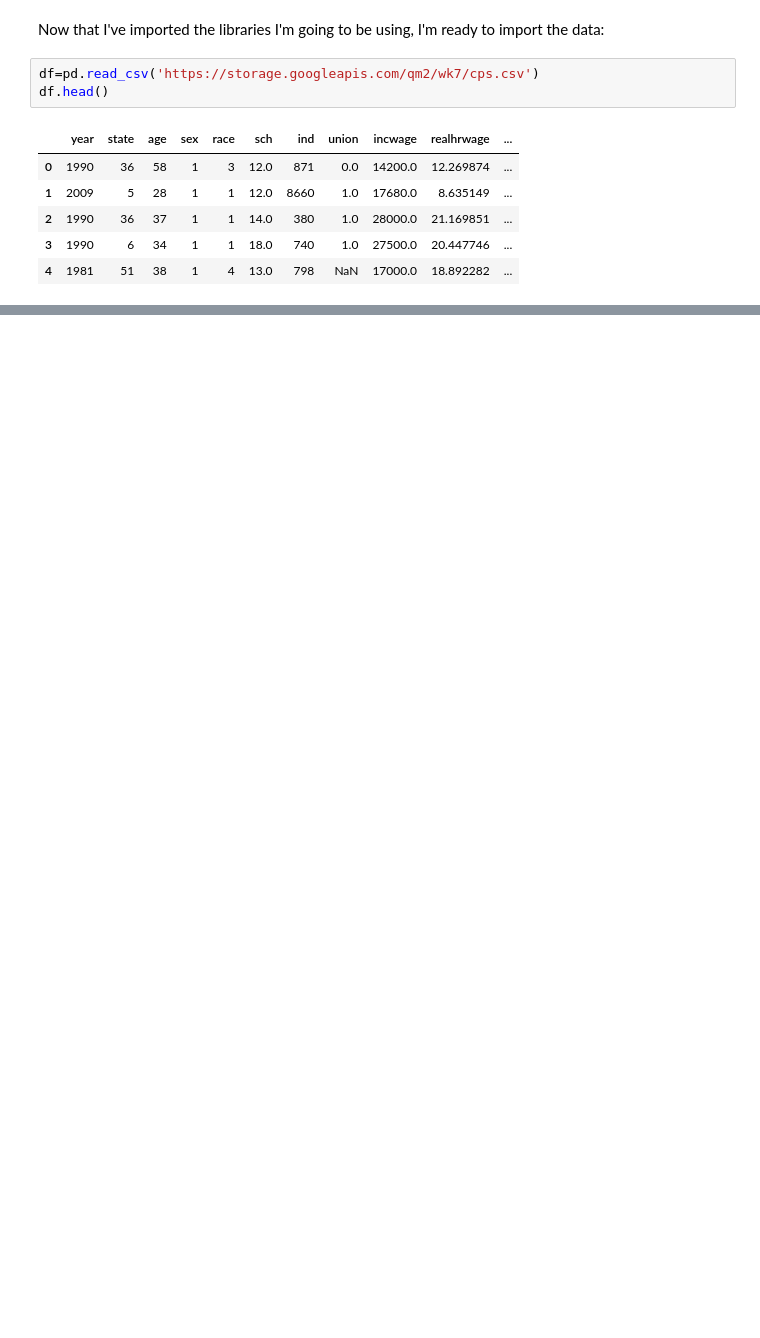
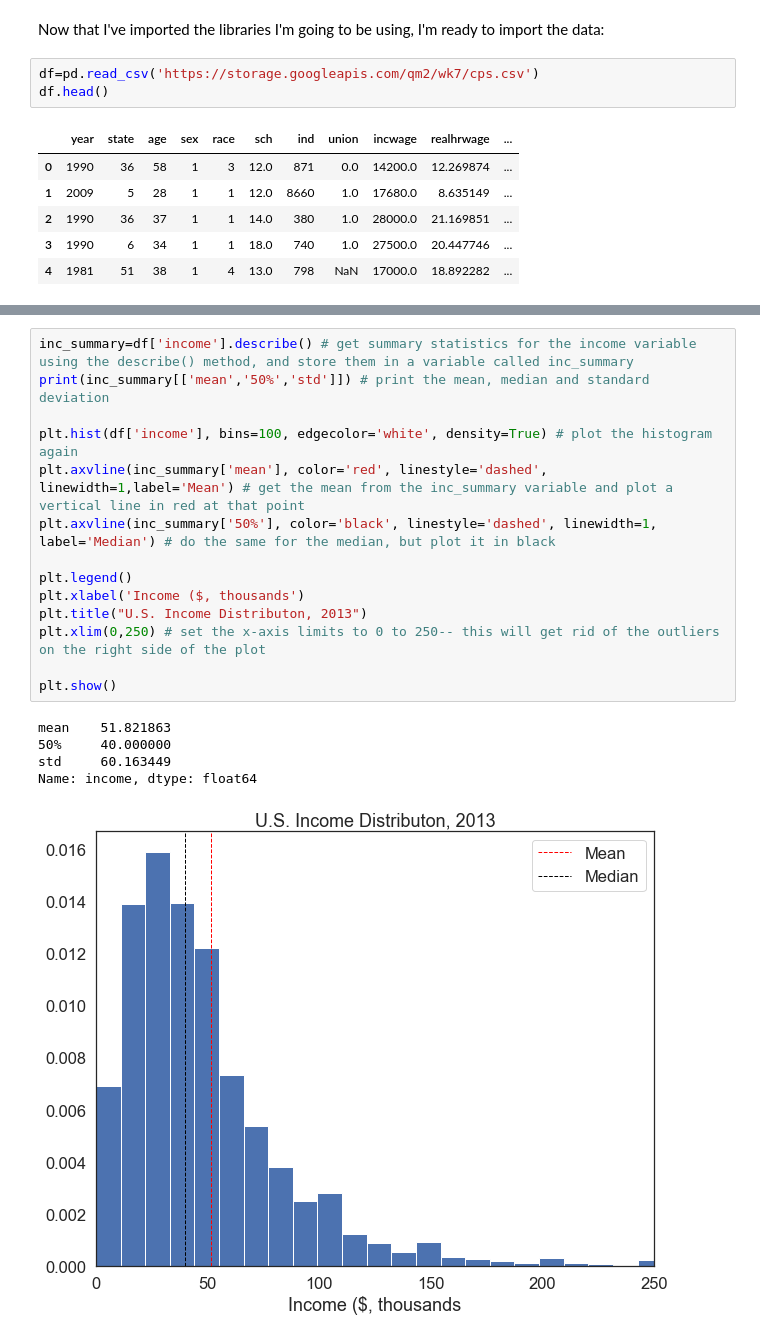
Before and after one commit to SHocombe/QM2, a Jupyter notebook: W5_Distributions_and_Basic_Statistics.ipynb, the cells around one changed output, grey strips where cells are left out. Cells and saved outputs as stored; diff of their text form; blank space fills up the shorter version.

```diff
--- a/W5_Distributions_and_Basic_Statistics.ipynb
+++ b/W5_Distributions_and_Basic_Statistics.ipynb
@@ -604,0 +217,20 @@ Name: count, dtype: int64
+# %%
+inc_summary=df['income'].describe() # get summary statistics for the income variable using the describe() method, and store them in a variable called inc_summary
+print(inc_summary[['mean','50%','std']]) # print the mean, median and standard deviation
+
+plt.hist(df['income'], bins=100, edgecolor='white', density=True) # plot the histogram again
+plt.axvline(inc_summary['mean'], color='red', linestyle='dashed', linewidth=1,label='Mean') # get the mean from the inc_summary variable and plot a vertical line in red at that point
+plt.axvline(inc_summary['50%'], color='black', linestyle='dashed', linewidth=1, label='Median') # do the same for the median, but plot it in black
+
+plt.legend()
+plt.xlabel('Income ($, thousands')
+plt.title("U.S. Income Distributon, 2013")
+plt.xlim(0,250) # set the x-axis limits to 0 to 250-- this will get rid of the outliers on the right side of the plot
+
+plt.show()
+# %% [output]
+mean    51.821863
+50%     40.000000
+std     60.163449
+Name: income, dtype: float64
+[figure, added]
```
Also changed, not shown: parts of 101 cells of this notebook.
